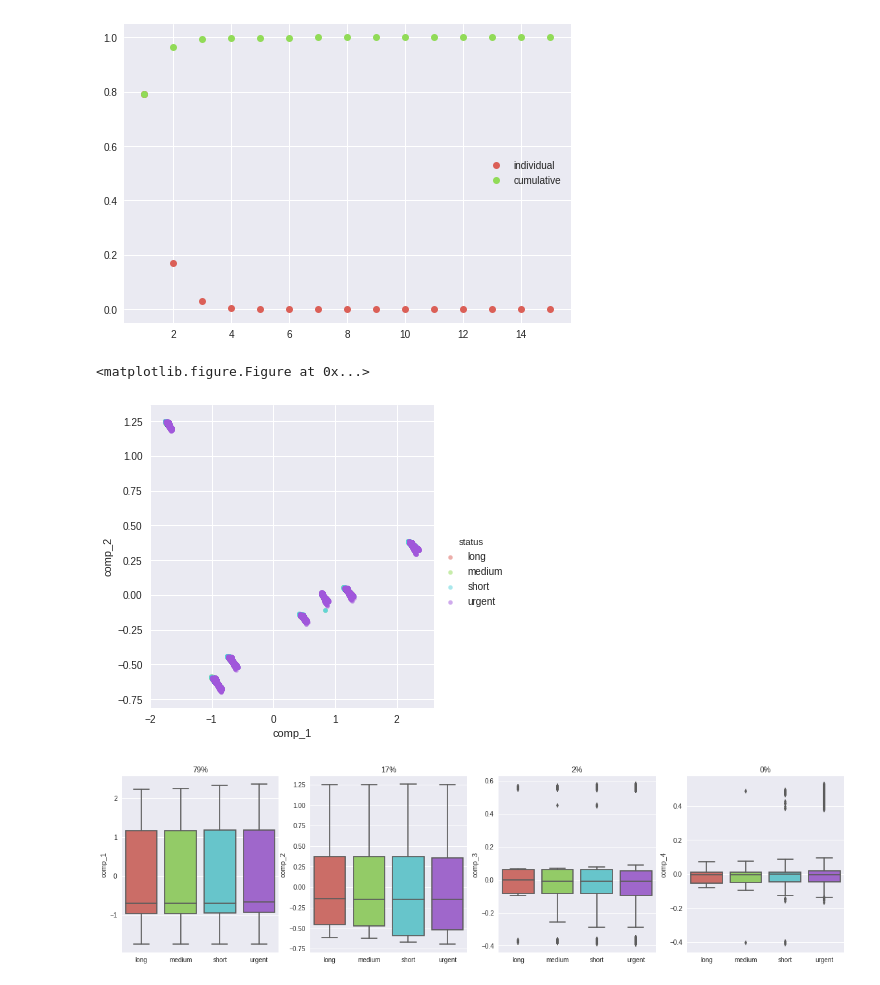
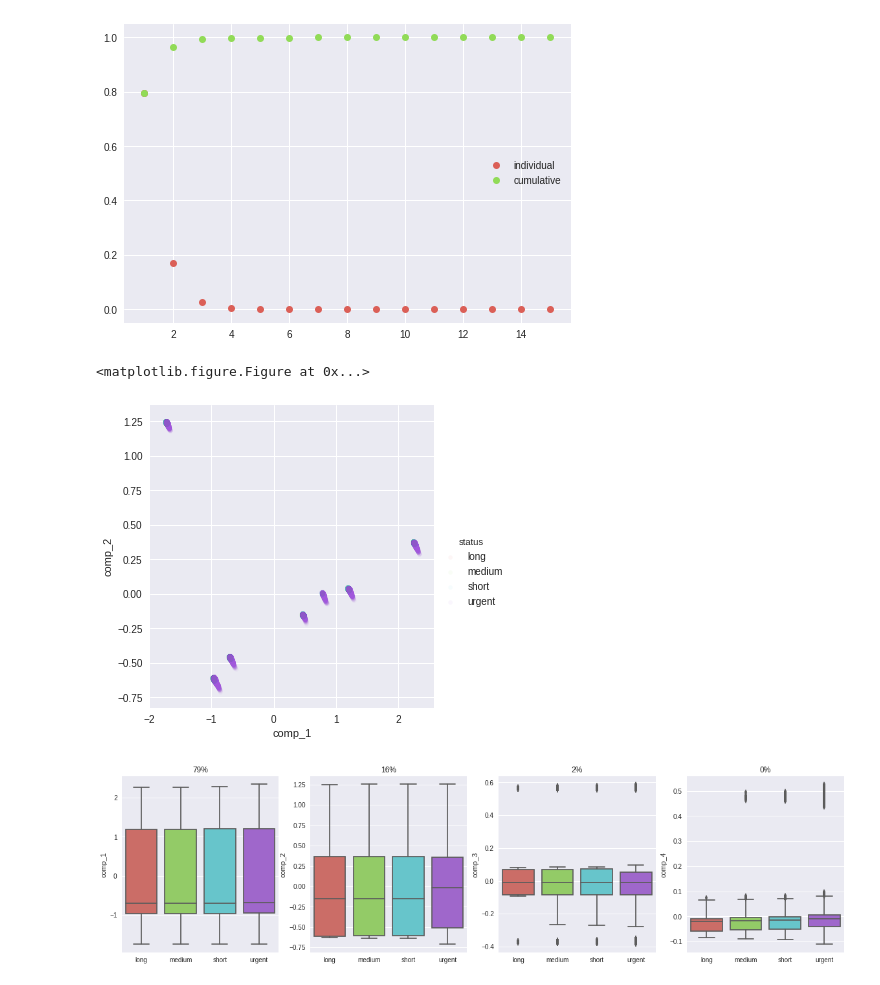
Before and after one commit to asadisaghar/PdM-C-MAPSS, a Jupyter notebook: play/PCA.ipynb, the cells around one changed output. Cells and saved outputs as stored; diff of their text form; code cells hidden in the pictures.

```diff
--- a/play/PCA.ipynb
+++ b/play/PCA.ipynb
@@ -11,7 +11,7 @@ current_palette_4 = sns.color_palette("hls", 4)
 sns.set_palette(current_palette_4)
 # %%
 ## SETUP
-sn = 1
+sn = 2
 setnumber = 'FD00' + str(sn)
 pltpath = 'plots/PCA/%s/'%setnumber
 ## SCALING SETTINGS
@@ -124,20 +147,20 @@ elif CCA:
 # %%
 ## PLOT SAMPLES ALONG THE FIRST 2 PRINCIPAL COMPONENTS
 X_train = pd.DataFrame(trainX, columns=['comp_'+str(x) for x in range(1, trainX.shape[1]+1)])
 X_train['status'] = train['status']
 X_train.to_csv('data/PCA/train_'+setnumber+'.csv')
 X_test = pd.DataFrame(testX, columns=['comp_'+str(x) for x in range(1, testX.shape[1]+1)])
 X_test['status'] = test['status']
 X_test.to_csv('data/PCA/test_'+setnumber+'.csv')
 
 plt.figure(figsize=(15,15))
-sns.lmplot('comp_1', 'comp_2', hue='status', fit_reg=False, data=X_train, markers='o', scatter_kws={'alpha':0.5, 's':20})
+sns.lmplot('comp_1', 'comp_2', hue='status', fit_reg=False, data=X_train, markers='o', scatter_kws={'alpha':0.05, 's':20})
 #sns.lmplot('comp_1', 'comp_2', hue='status', fit_reg=False, data=X_test, markers='o', scatter_kws={'alpha':0.5, 's':20})
 plt.savefig(pltpath + 'samples_in_PC2.png')
 plt.show()
 # %% [output]
 <matplotlib.figure.Figure at 0x...>
-[figure, old version]
+[figure, new version]
 # %%
 ## PLOT DISTRIBUTION OF SAMPLES IN EACH GROUP ALONG THE FIRST 4 COMPONENTS
 fig, axs = plt.subplots(1,4, figsize=(20,5))
@@ -153,7 +176,7 @@ for i in range(4):
 plt.savefig(pltpath + 'sample_distribution_PC4.png')
 plt.show()
 # %% [output]
-[figure, old version]
+[figure, new version]
 # %%
 ## PLOT TRAJECTORY OF UNIT (i)
 i = 2
```
Also changed, not shown: parts of 7 cells of this notebook, 26 other files.
